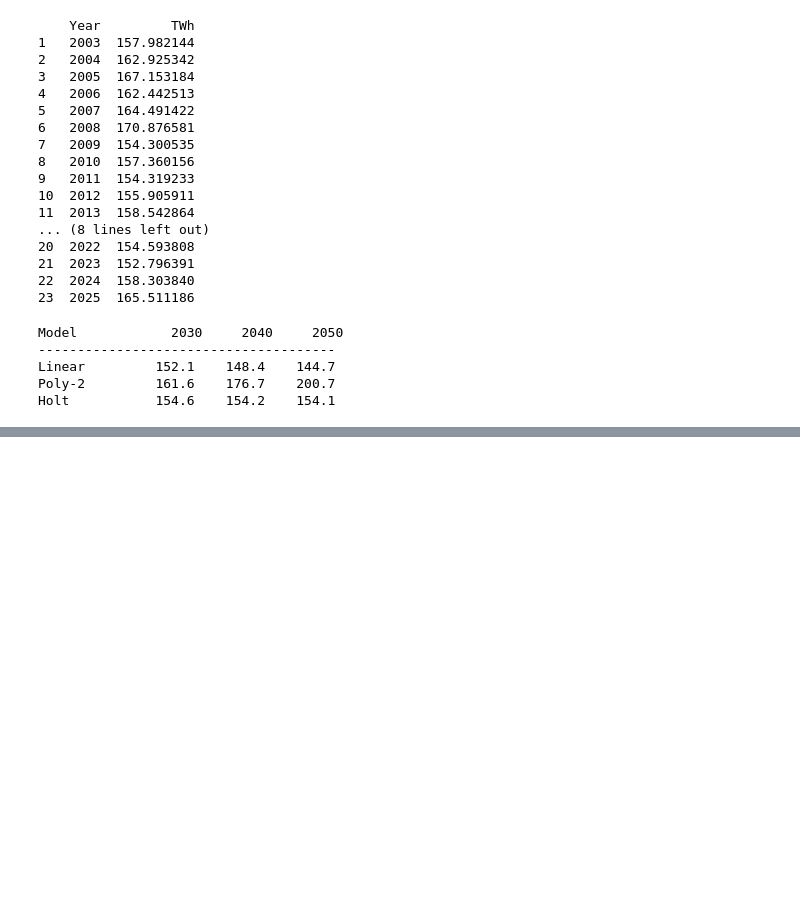
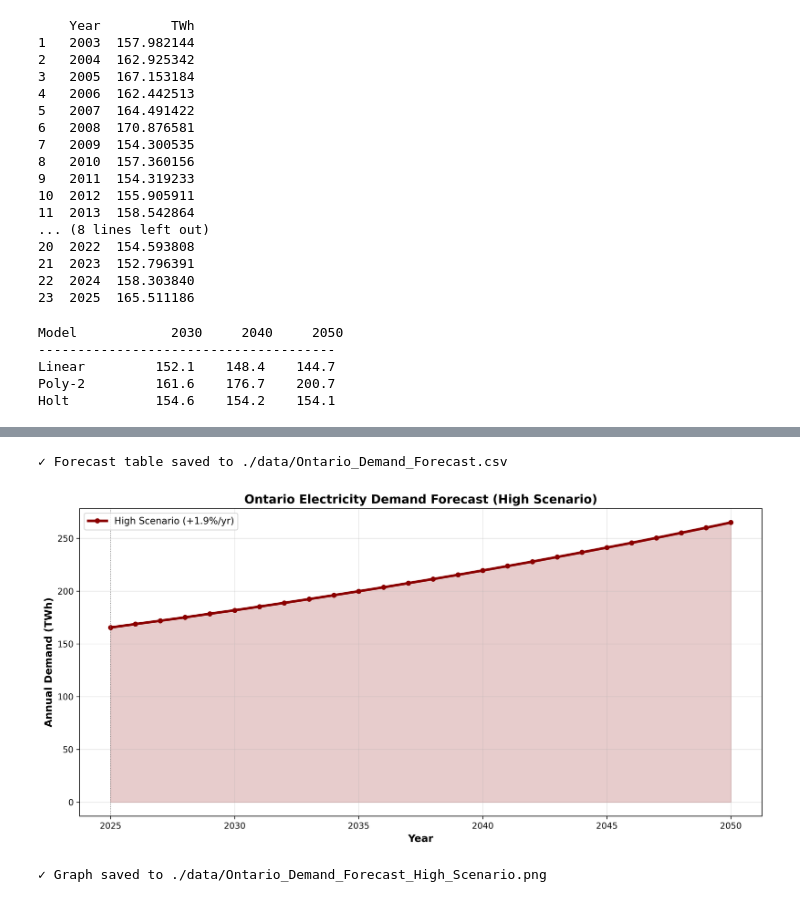
Before and after one commit to SenchaBka/SMRAtlas, a Jupyter notebook: Energy Demand Analysis/Ontario/future_demand.ipynb, the cells around one changed output, grey strips where cells are left out. Drawn from its saved outputs; the diff is of its cells as text; code cells hidden in the pictures; blank space fills up the shorter version.

```diff
--- a/Energy Demand Analysis/Ontario/future_demand.ipynb
+++ b/Energy Demand Analysis/Ontario/future_demand.ipynb
@@ -109,13 +109,12 @@ plt.tight_layout(); plt.show()
 # %%
-# Summary table: scenario values at key years
+# Summary table: High scenario values for each year
 rows = []
-for label, rate in scenarios.items():
-    row = {'Scenario': label}
-    for yr in [2030, 2035, 2040, 2045, 2050]:
-        row[str(yr)] = round(base_2025 * (1 + rate) ** (yr - 2025), 1)
+high_rate = scenarios['High (+1.9%/yr)']
+for year in range(2025, 2051):
+    row = {'Year': year, 'Demand (TWh)': round(base_2025 * (1 + high_rate) ** (year - 2025), 1)}
     rows.append(row)
 
-summary = pd.DataFrame(rows).set_index('Scenario')
-print(f"\nBase year (2025): {base_2025:.1f} TWh\n")
-print(summary.to_string())
+summary_by_year = pd.DataFrame(rows)
+print(f"\nHigh Scenario (+1.9%/yr) - Base year (2025): {base_2025:.1f} TWh\n")
+print(summary_by_year.to_string(index=False))
 # %% [output]
@@ -256,0 +138,31 @@ Generation by Year (TWh):
+# %%
+# Save the forecast table to file
+summary_by_year.to_csv('./data/Ontario_Demand_Forecast.csv', index=False)
+print("✓ Forecast table saved to ./data/Ontario_Demand_Forecast.csv")
+# %% [output]
+✓ Forecast table saved to ./data/Ontario_Demand_Forecast.csv
+# %%
+# Graph: High Scenario Demand Forecast
+fig, ax = plt.subplots(figsize=(12, 6), dpi=300)
+
+ax.plot(summary_by_year['Year'], summary_by_year['Demand (TWh)'],
+        linewidth=3, marker='o', markersize=5, color='darkred', label='High Scenario (+1.9%/yr)')
+
+ax.fill_between(summary_by_year['Year'], summary_by_year['Demand (TWh)'],
+                alpha=0.2, color='darkred')
+
+ax.axvline(2025, color='gray', linestyle=':', alpha=0.7, linewidth=1)
+ax.set_xlabel('Year', fontsize=12, fontweight='bold')
+ax.set_ylabel('Annual Demand (TWh)', fontsize=12, fontweight='bold')
+ax.set_title('Ontario Electricity Demand Forecast (High Scenario)', fontsize=14, fontweight='bold')
+ax.legend(fontsize=11, loc='upper left')
+ax.grid(True, alpha=0.3)
+
+plt.tight_layout()
+plt.savefig('./data/Ontario_Demand_Forecast_High_Scenario.png', dpi=300, bbox_inches='tight')
+plt.show()
+
+print("✓ Graph saved to ./data/Ontario_Demand_Forecast_High_Scenario.png")
+# %% [output]
+[figure, added]
+✓ Graph saved to ./data/Ontario_Demand_Forecast_High_Scenario.png
```
Also changed, not shown: parts of 4 cells of this notebook.
